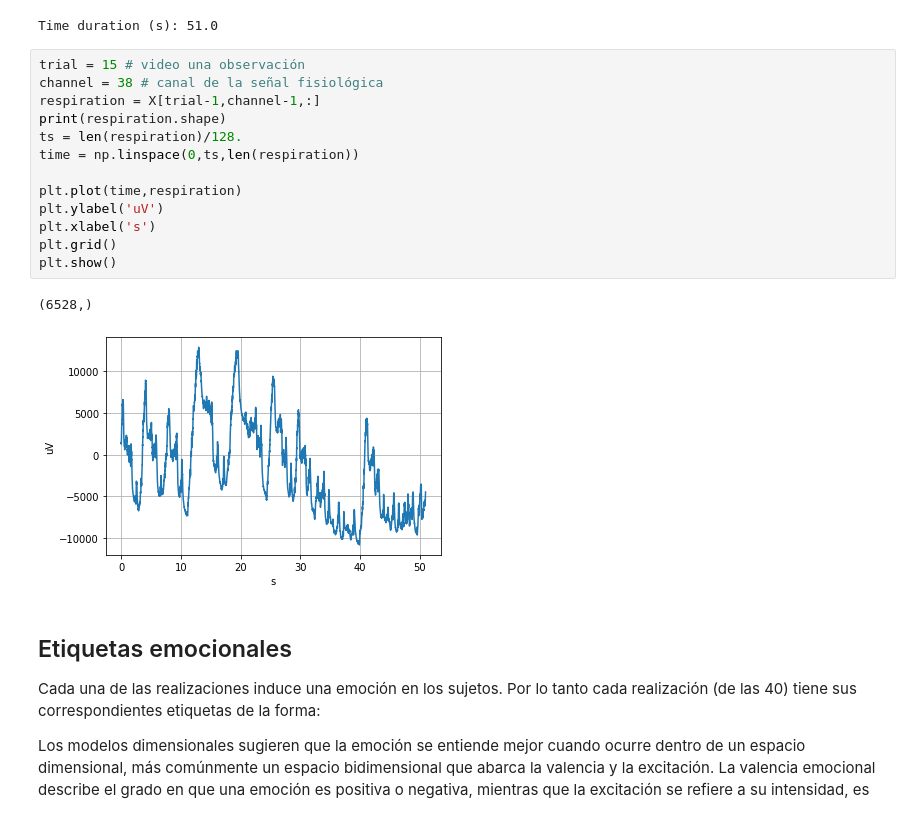
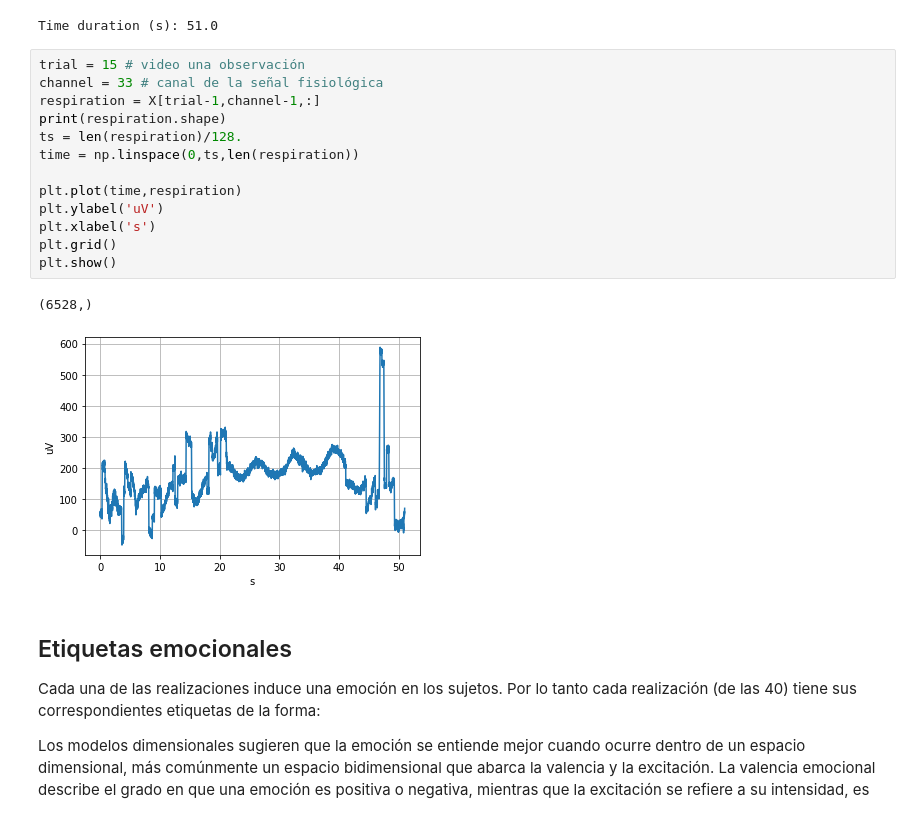
Before and after one commit to taechsantiago/ComputacionAfectiva_MiniProyecto1, a Jupyter notebook: miniProyecto1_Intro.ipynb, the cells around one changed output. Cells and saved outputs as stored; diff of their text form.

```diff
--- a/miniProyecto1_Intro.ipynb
+++ b/miniProyecto1_Intro.ipynb
@@ -98,20 +99,20 @@ print('Time duration (s):', Npoints*T )
 Time duration (s): 51.0
 # %%
 trial = 15 # video una observación
-channel = 38 # canal de la señal fisiológica
+channel = 33 # canal de la señal fisiológica
 respiration = X[trial-1,channel-1,:]
 print(respiration.shape)
 ts = len(respiration)/128.
 time = np.linspace(0,ts,len(respiration))
 
 plt.plot(time,respiration)
 plt.ylabel('uV')
 plt.xlabel('s')
 plt.grid()
 plt.show()
 # %% [output]
 (6528,)
-[figure, old version]
+[figure, new version]
 # %% [markdown]
 ## Etiquetas emocionales
 
```
Also changed, not shown: parts of 4 cells of this notebook.
